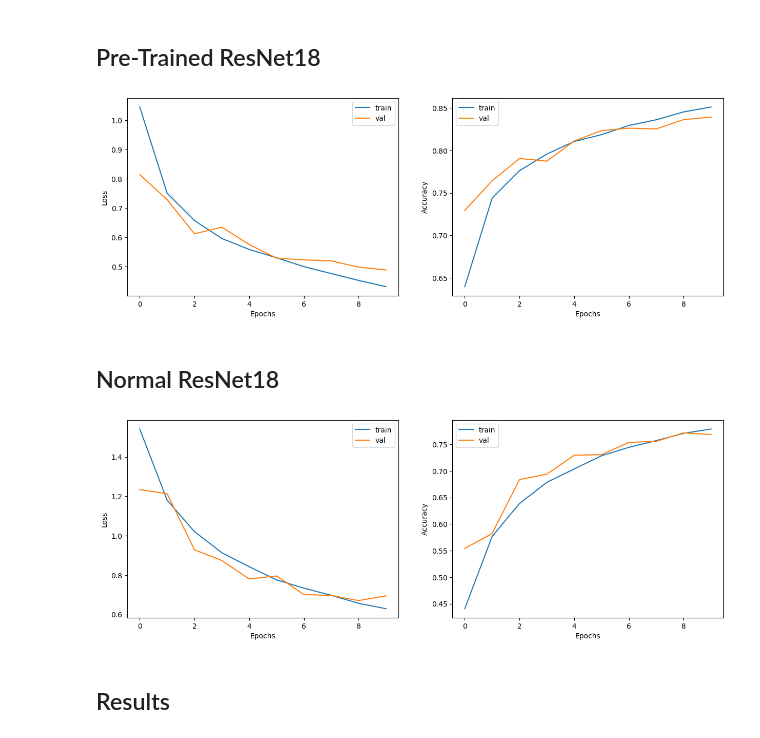
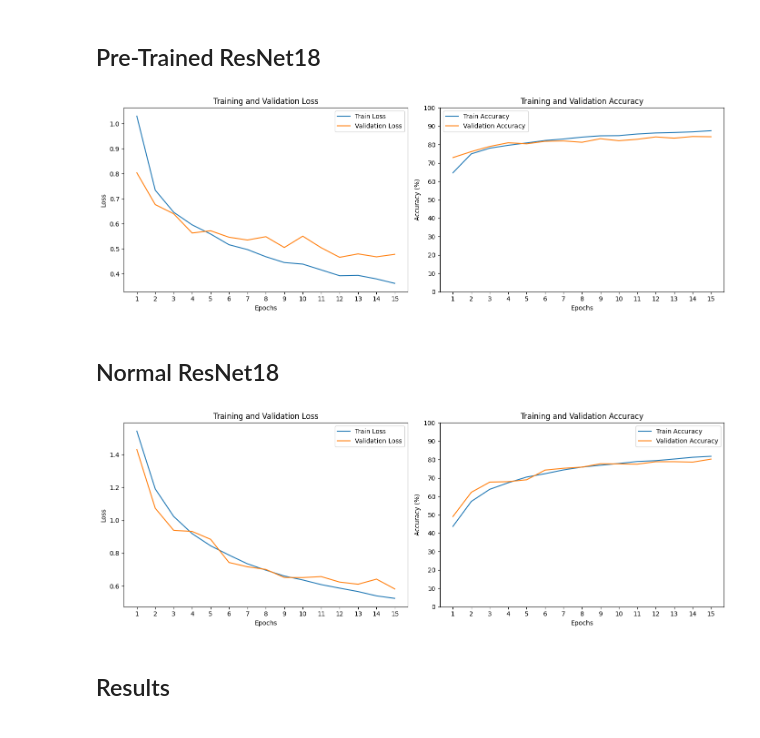
Before and after one commit to SharifiZarchi/Introduction_to_Machine_Learning, a Jupyter notebook: Jupyter_Notebooks/Chapter_04_Computer_Vision/ResNets_Transfer_Learning.ipynb, the cells around one changed output. Cells and saved outputs as stored; diff of their text form; code cells hidden in the pictures.

```diff
--- a/Jupyter_Notebooks/Chapter_04_Computer_Vision/ResNets_Transfer_Learning.ipynb
+++ b/Jupyter_Notebooks/Chapter_04_Computer_Vision/ResNets_Transfer_Learning.ipynb
@@ -373,12 +443,12 @@ Estimated Total Size (MB): 43.44
 # %%
 if device == 'cuda':
     resnet18 = torch.compile(resnet18)
 optim = Adam(resnet18.parameters(), lr=1e-3)
 
-results = train_model(resnet18, trainloader, testloader, optim, n_epochs=10)
-plot_history(results)
+pt_results = train_model(resnet18, optim, n_epochs=15)
+plot_training_curves(pt_results)
 # %% [output]
-[figure, old version]
+[figure, new version]
 # %% [markdown]
 ## Normal ResNet18
 # %%
@@ -391,10 +461,10 @@ if device == 'cuda':
     resnet18 = torch.compile(resnet18)
 optim = Adam(resnet18.parameters(), lr=1e-3)
 
-results = train_model(resnet18, trainloader, testloader, optim, n_epochs=10)
-plot_history(results)
+results = train_model(resnet18, optim, n_epochs=15)
+plot_training_curves(results)
 # %% [output]
-[figure, old version]
+[figure, new version]
 # %% [markdown]
 ## Results
 # %% [markdown]
```
Also changed, not shown: parts of 30 cells of this notebook.
